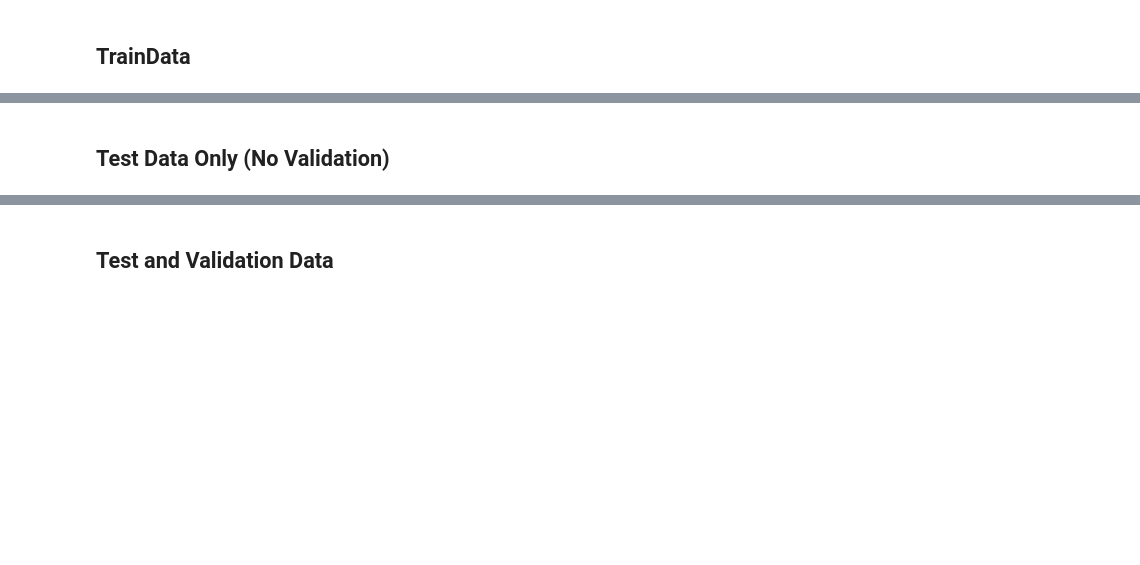
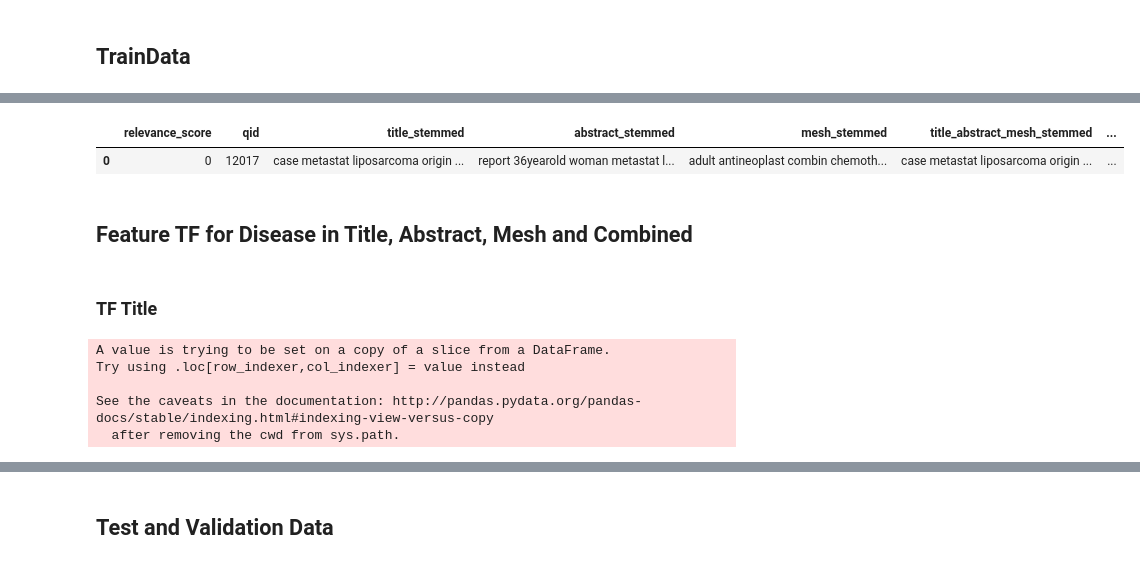
Before and after one commit to hyperlist/trec-pm, a Jupyter notebook: notebooks/L2R.ipynb, the cells around one changed output, grey strips where cells are left out. Drawn from its saved outputs; the diff is of its cells as text; code cells hidden in the pictures; blank space fills up the shorter version.

```diff
--- a/notebooks/L2R.ipynb
+++ b/notebooks/L2R.ipynb
@@ -129,13 +126,3 @@ removePunctuation = str.maketrans('\n', ' ', string.punctuation)
 # Transforms the text to lower case, remove punctuations, get the stemms of words
 trainData['title_abstract_mesh'] = trainData[['title', 'abstract', "major_mesh", "minor_mesh"]].apply(lambda x: ''.join(re.sub(r';|\/', ' ', x.to_string(index=False).lower()).translate(removePunctuation)), axis=1)
 trainData['title_abstract_mesh_stemmed'] = trainData['title_abstract_mesh'].apply(tokenizeSnowball)
-
-np.unique(trainData['pm_rel_desc'])
-
-trainData["qid"] = "0"
-trainData["qid"][trainData["pm_rel_desc"] == "Human PM"] = "1"
-trainData["qid"][trainData["pm_rel_desc"] == "Animal PM"] = "1"
-
-trainDataSliced = trainData[['relevance_score','qid','title_abstract_mesh_stemmed']]
-trainDocId = trainData[['trec_doc_id']]
-trainDataSliced.head()
@@ -157,22 +129,16 @@ See the caveats in the documentation: http://pandas.pydata.org/pandas-docs/stabl
-# %% [markdown]
-## Test Data Only (No Validation)
-# %%
-pd.options.display.max_rows
-pd.set_option('display.max_colwidth', -1)
-
-# Preprocessing the Text
-removePunctuation = str.maketrans('\n', ' ', string.punctuation)
-
-# Transforms the text to lower case, remove punctuations, get the stemms of words
-testValData['title_abstract_mesh'] = testValData[['title', 'abstract', "major_mesh", "minor_mesh"]].apply(lambda x: ''.join(re.sub(r';|\/', ' ', x.to_string(index=False).lower()).translate(removePunctuation)), axis=1)
-testValData['title_abstract_mesh_stemmed'] = testValData['title_abstract_mesh'].apply(tokenizeSnowball)
-
-np.unique(testValData['pm_rel_desc'])
-
-testValData["qid"] = "0"
-testValData["qid"][testValData["pm_rel_desc"] == "Human PM"] = "1"
-testValData["qid"][testValData["pm_rel_desc"] == "Animal PM"] = "1"
-
-testData = testValData[['relevance_score','qid','title_abstract_mesh_stemmed']]
-testDocId = testValData[['trec_doc_id']]
-testData.head()
+# %%
+# Transforms the text to lower case, remove punctuations, get the stemms of words
+trainData['title_stemmed'] = trainData[['title']].apply(lambda x: ''.join(re.sub(r';|\/', ' ', x.to_string(index=False).lower()).translate(removePunctuation)), axis=1).apply(tokenizeSnowball)
+trainData['abstract_stemmed'] = trainData[['abstract']].apply(lambda x: ''.join(re.sub(r';|\/', ' ', x.to_string(index=False).lower()).translate(removePunctuation)), axis=1).apply(tokenizeSnowball)
+trainData['mesh_stemmed'] = trainData[['major_mesh', 'minor_mesh']].apply(lambda x: ''.join(re.sub(r';|\/', ' ', x.to_string(index=False).lower()).translate(removePunctuation)), axis=1).apply(tokenizeSnowball)
+trainData['disease_stemmed'] = trainData[['trec_topic_disease']].apply(lambda x: ''.join(re.sub(r';|\/', ' ', x.to_string(index=False).lower()).translate(removePunctuation)), axis=1).apply(tokenizeSnowball)
+# %%
+# Defining query ids
+trainData["qid"] = trainData["trec_topic_number"].astype(str)+str(trainYear)
+# %%
+trainDocId = trainData[['trec_doc_id']]
+trainDataSliced = trainData[['relevance_score','qid', 'title_stemmed', 'abstract_stemmed', 'mesh_stemmed', 'title_abstract_mesh_stemmed', 'disease_stemmed']]
+trainDataSliced.head(1)
+# %% [output]
+|  | relevance_score | qid | title_stemmed | abstract_stemmed | mesh_stemmed | title_abstract_mesh_stemmed | ... |
+| 0 | 0 | 12017 | case metastat liposarcoma origin ... | report 36yearold woman metastat l... | adult antineoplast combin chemoth... | case metastat liposarcoma origin ... | ... |
@@ -178,0 +157,15 @@ testData.head()
+# %% [markdown]
+## Feature TF for Disease in Title, Abstract, Mesh and Combined
+# %% [markdown]
+### TF Title
+# %%
+diseases = trainDataSliced['disease_stemmed'].unique()
+termFreqTitle = calculateTFs(diseases, trainDataSliced['title_stemmed'])
+
+trainDataSliced['disease_title_tf'] = trainDataSliced.apply(lambda row: termTF(termFreqTitle, row.name, row['disease_stemmed']), axis=1)
+# %% [output]
+A value is trying to be set on a copy of a slice from a DataFrame.
+Try using .loc[row_indexer,col_indexer] = value instead
+
+See the caveats in the documentation: http://pandas.pydata.org/pandas-docs/stable/indexing.html#indexing-view-versus-copy
+  after removing the cwd from sys.path.
```
Also changed, not shown: parts of 69 cells of this notebook.
